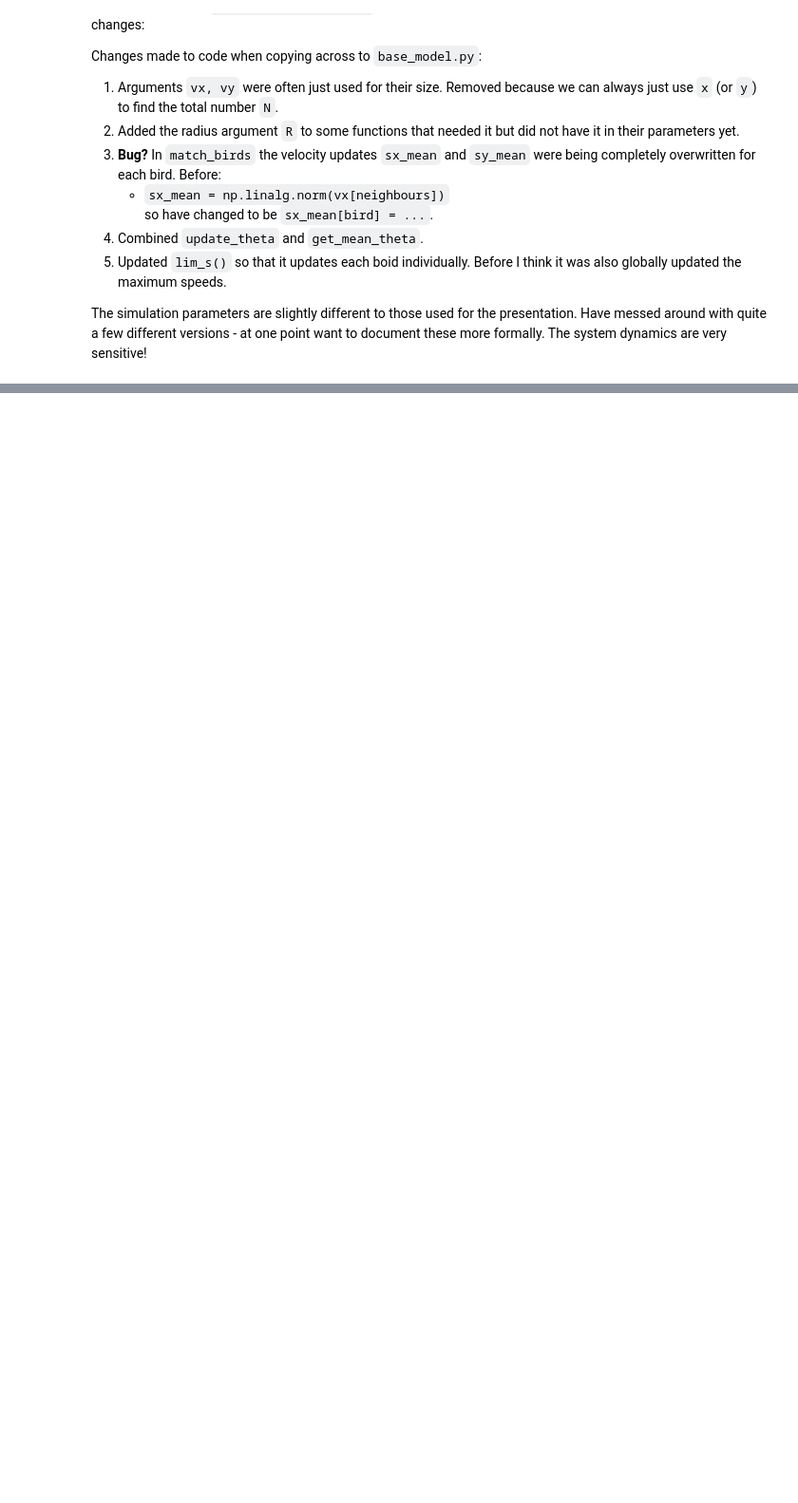
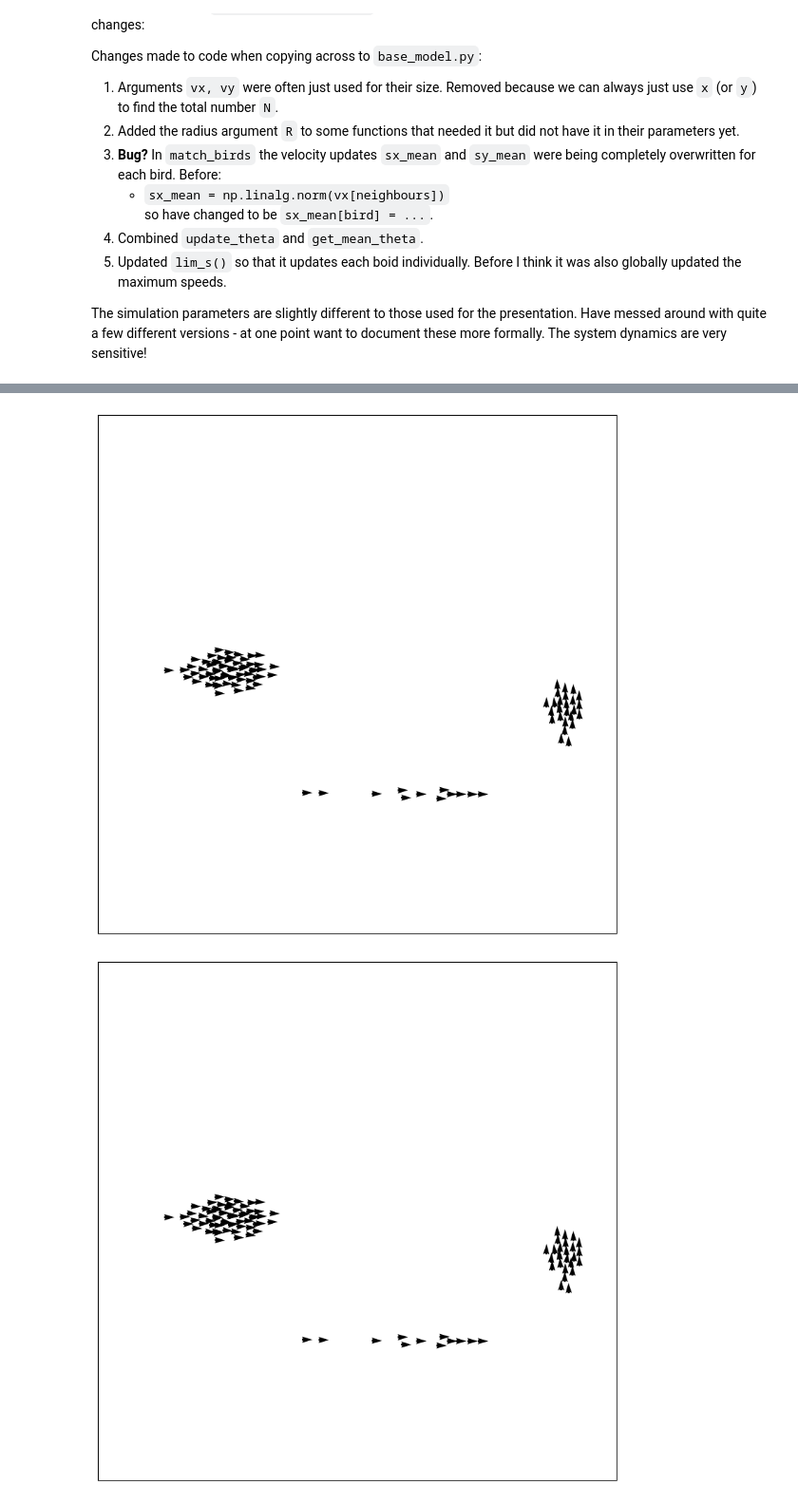
Before and after one commit to flossiedixon/Industrial-Project-2, a Jupyter notebook: toy-problem.ipynb, the cells around one changed output, grey strips where cells are left out. Shown: that part at 95% size. Drawn from its saved outputs; the diff is of its cells as text; code cells hidden in the pictures; blank space fills up the shorter version.

Commit message:
Helper functions for running simulations

```diff
--- a/toy-problem.ipynb
+++ b/toy-problem.ipynb
@@ -83,0 +99,14 @@ for iT in range(Nt):
+# %%
+from modules import run_simulation
+importlib.reload(run_simulation)
+
+# v0, eta, L, dt, Nt, N.
+model_params = [0.5, 0.6, 10, 0.2, 500, 100]
+
+# lam_c, lam_a, lam_m, A, R.
+strength_params = [0.2, 0.8, 0.4, 0.15, 1.25]
+
+run_simulation.plot_simulation(model_params, strength_params)
+# %% [output]
+[figure, added]
+[figure, added]
```
Also changed, not shown: parts of 6 cells of this notebook, 1 other file.
